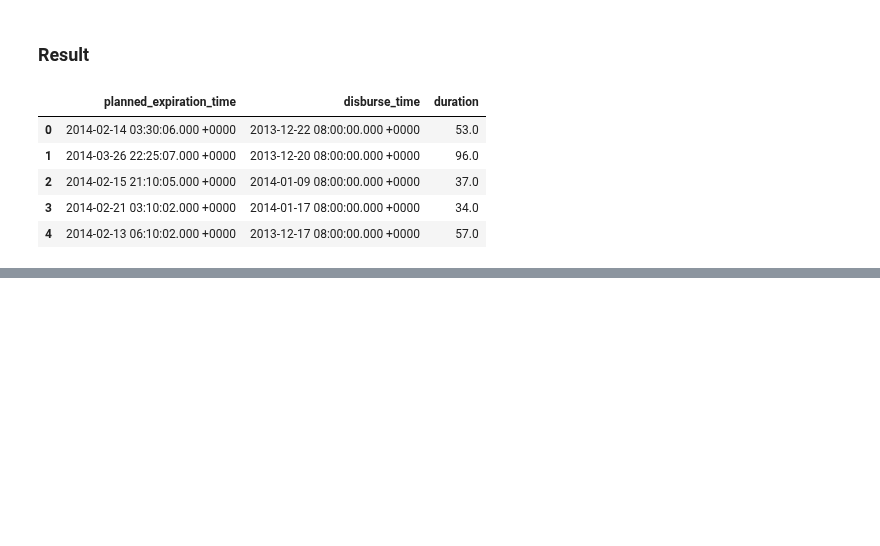
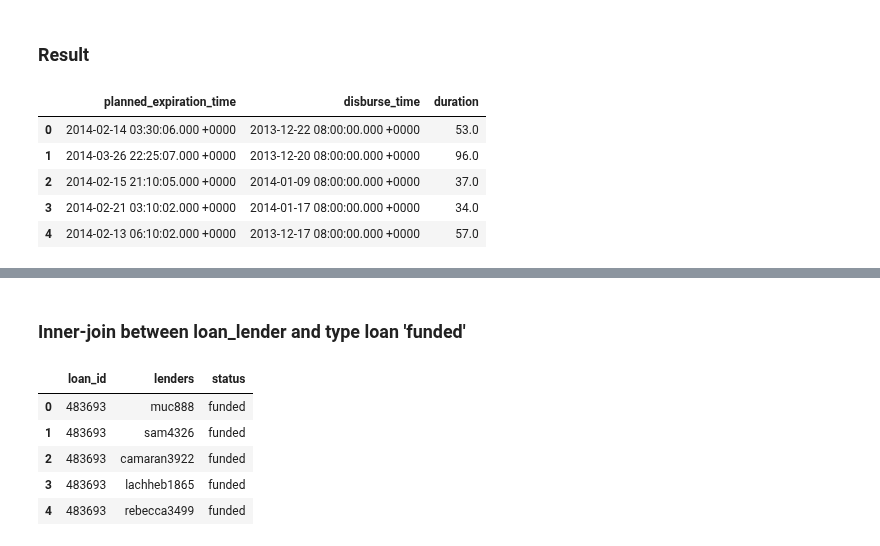
Before and after one commit to gaveter/Project_cs, a Jupyter notebook: Project.ipynb, the cells around one changed output, grey strips where cells are left out. Saved outputs shown, nothing was run; the diff lists cells and outputs as text; code cells hidden in the pictures; blank space fills up the shorter version.

```diff
--- a/Project.ipynb
+++ b/Project.ipynb
@@ -133,0 +164,12 @@ loan.head()[["planned_expiration_time","disburse_time","duration"]]
+# %% [markdown]
+### Inner-join between loan_lender and type loan 'funded'
+# %%
+lenders_funded = pd.merge(loans_lender_norm,fundedLoan,how="inner",on="loan_id")
+lenders_funded.head()
+# %% [output]
+|  | loan_id | lenders | status |
+| 0 | 483693 | muc888 | funded |
+| 1 | 483693 | sam4326 | funded |
+| 2 | 483693 | camaran3922 | funded |
+| 3 | 483693 | lachheb1865 | funded |
+| 4 | 483693 | rebecca3499 | funded |
```
Also changed, not shown: parts of 19 cells of this notebook.
